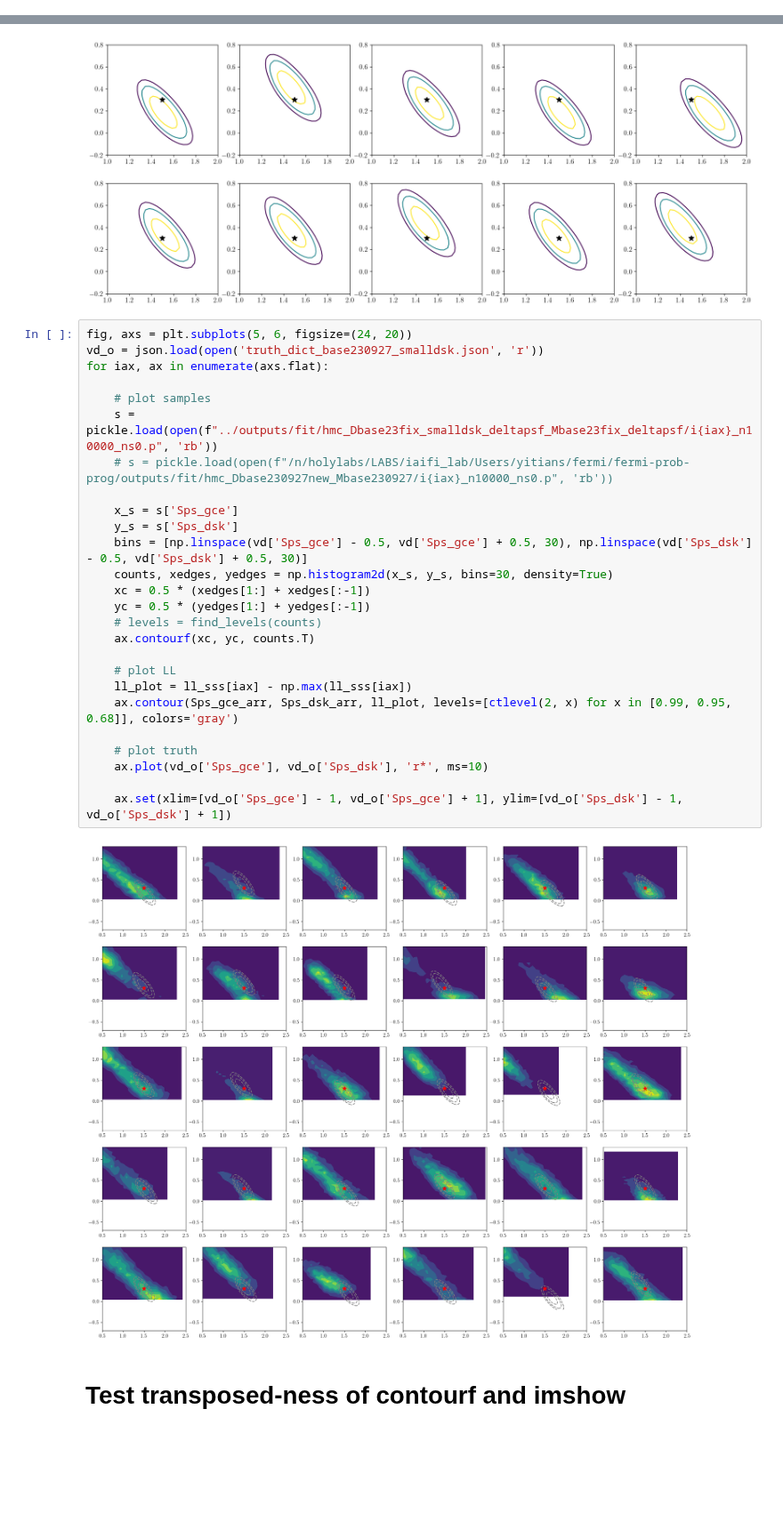
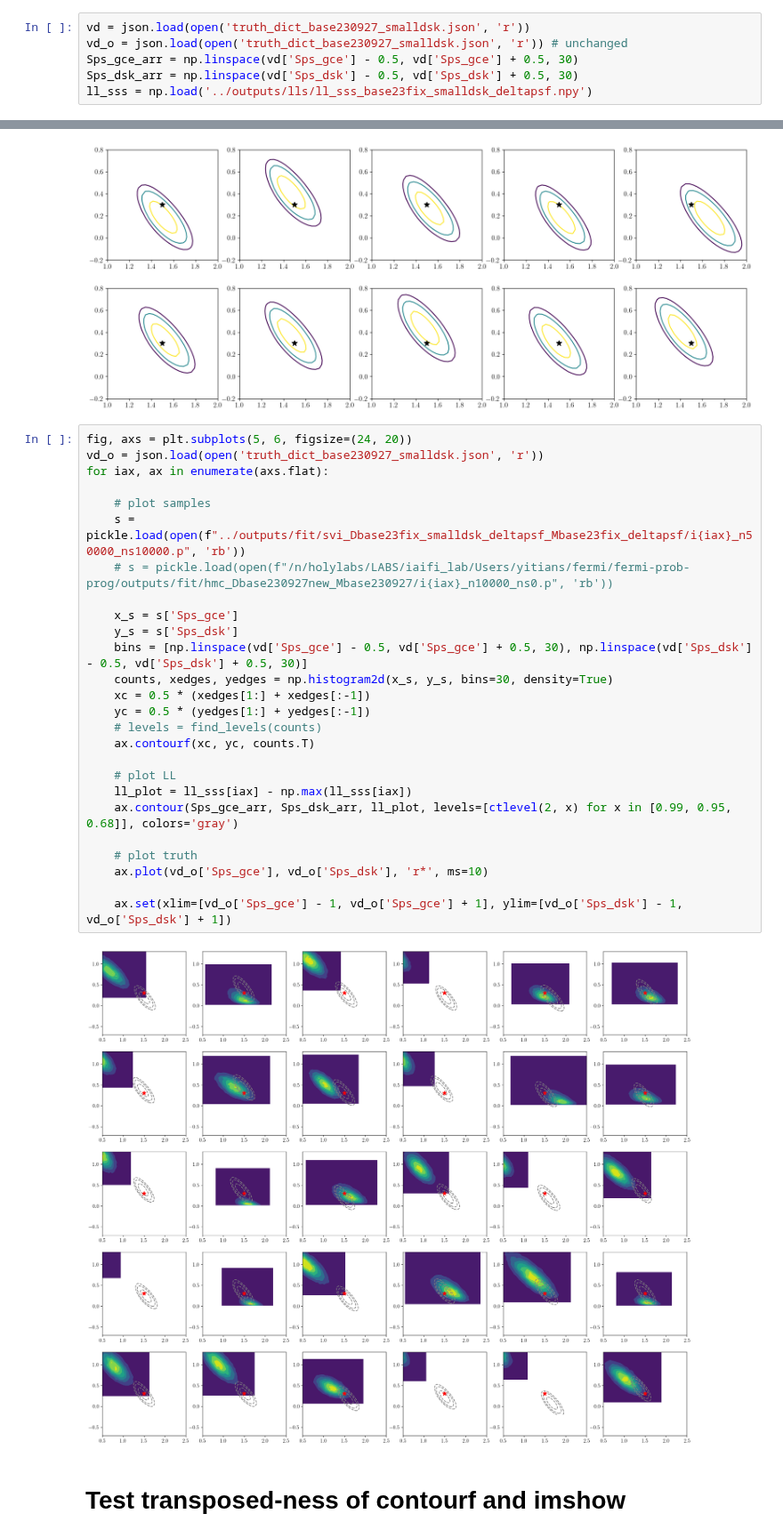
Before and after one commit to smsharma/fermi-prob-prog, a Jupyter notebook: production/plot_ll.ipynb, the cells around one changed output, grey strips where cells are left out. Shown at 89% size. Saved outputs shown, nothing was run; the diff lists cells and outputs as text; blank space fills up the shorter version.

Commit message:
svi_Dbase23fix_smalldsk_deltapsf_Mbase23fix_deltapsf results

```diff
--- a/production/plot_ll.ipynb
+++ b/production/plot_ll.ipynb
@@ -195,6 +195,12 @@ for i in tqdm(range(30)):
 ll_sss = np.array(ll_sss)
 ll_sss = np.nan_to_num(ll_sss, nan=-1e10)
 np.save('../outputs/lls/ll_sss_base23fix_smalldsk_deltapsf.npy', ll_sss)
+# %%
+vd = json.load(open('truth_dict_base230927_smalldsk.json', 'r'))
+vd_o = json.load(open('truth_dict_base230927_smalldsk.json', 'r')) # unchanged
+Sps_gce_arr = np.linspace(vd['Sps_gce'] - 0.5, vd['Sps_gce'] + 0.5, 30)
+Sps_dsk_arr = np.linspace(vd['Sps_dsk'] - 0.5, vd['Sps_dsk'] + 0.5, 30)
+ll_sss = np.load('../outputs/lls/ll_sss_base23fix_smalldsk_deltapsf.npy')
 # %%
 def ctlevel(dof, confidence_level):
     return - 0.5 * chi2.ppf(confidence_level, dof)
@@ -219,31 +225,31 @@ for iax, ax in enumerate(axs.flat):
 # %%
 fig, axs = plt.subplots(5, 6, figsize=(24, 20))
 vd_o = json.load(open('truth_dict_base230927_smalldsk.json', 'r'))
 for iax, ax in enumerate(axs.flat):
 
     # plot samples
-    s = pickle.load(open(f"../outputs/fit/hmc_Dbase23fix_smalldsk_deltapsf_Mbase23fix_deltapsf/i{iax}_n10000_ns0.p", 'rb'))
+    s = pickle.load(open(f"../outputs/fit/svi_Dbase23fix_smalldsk_deltapsf_Mbase23fix_deltapsf/i{iax}_n50000_ns10000.p", 'rb'))
     # s = pickle.load(open(f"/n/holylabs/LABS/iaifi_lab/Users/yitians/fermi/fermi-prob-prog/outputs/fit/hmc_Dbase230927new_Mbase230927/i{iax}_n10000_ns0.p", 'rb'))
 
     x_s = s['Sps_gce']
     y_s = s['Sps_dsk']
     bins = [np.linspace(vd['Sps_gce'] - 0.5, vd['Sps_gce'] + 0.5, 30), np.linspace(vd['Sps_dsk'] - 0.5, vd['Sps_dsk'] + 0.5, 30)]
     counts, xedges, yedges = np.histogram2d(x_s, y_s, bins=30, density=True)
     xc = 0.5 * (xedges[1:] + xedges[:-1])
     yc = 0.5 * (yedges[1:] + yedges[:-1])
     # levels = find_levels(counts)
     ax.contourf(xc, yc, counts.T)
 
     # plot LL
     ll_plot = ll_sss[iax] - np.max(ll_sss[iax])
     ax.contour(Sps_gce_arr, Sps_dsk_arr, ll_plot, levels=[ctlevel(2, x) for x in [0.99, 0.95, 0.68]], colors='gray')
 
     # plot truth
     ax.plot(vd_o['Sps_gce'], vd_o['Sps_dsk'], 'r*', ms=10)
 
     ax.set(xlim=[vd_o['Sps_gce'] - 1, vd_o['Sps_gce'] + 1], ylim=[vd_o['Sps_dsk'] - 1, vd_o['Sps_dsk'] + 1])
 # %% [output]
-[figure, old version]
+[figure, new version]
 # %% [markdown]
 # Test transposed-ness of contourf and imshow
 # %%
```
Also changed, not shown: 2 other files.
